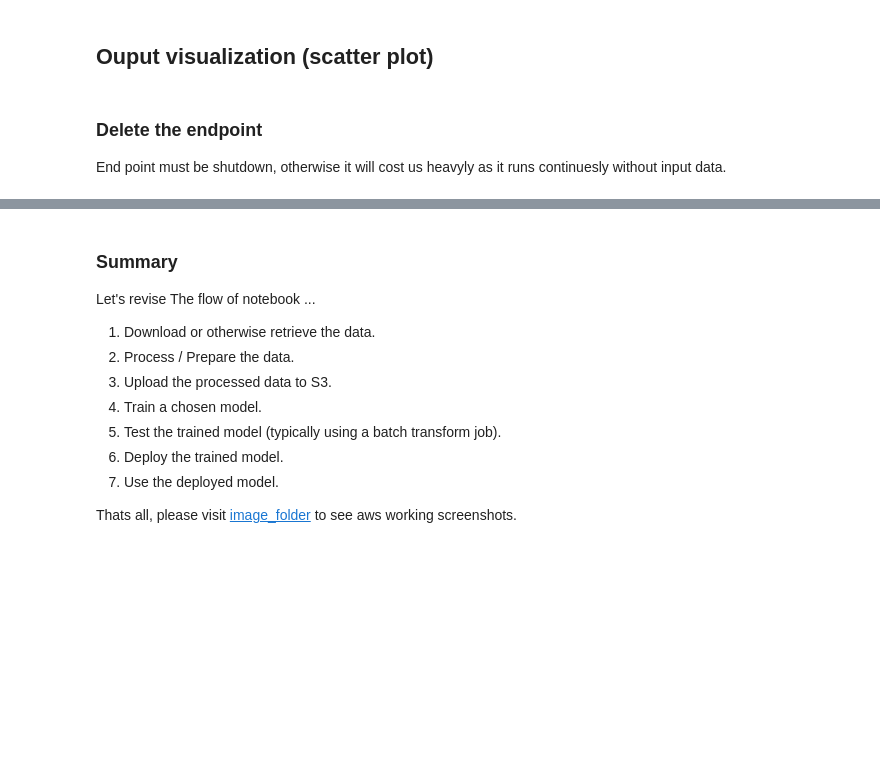
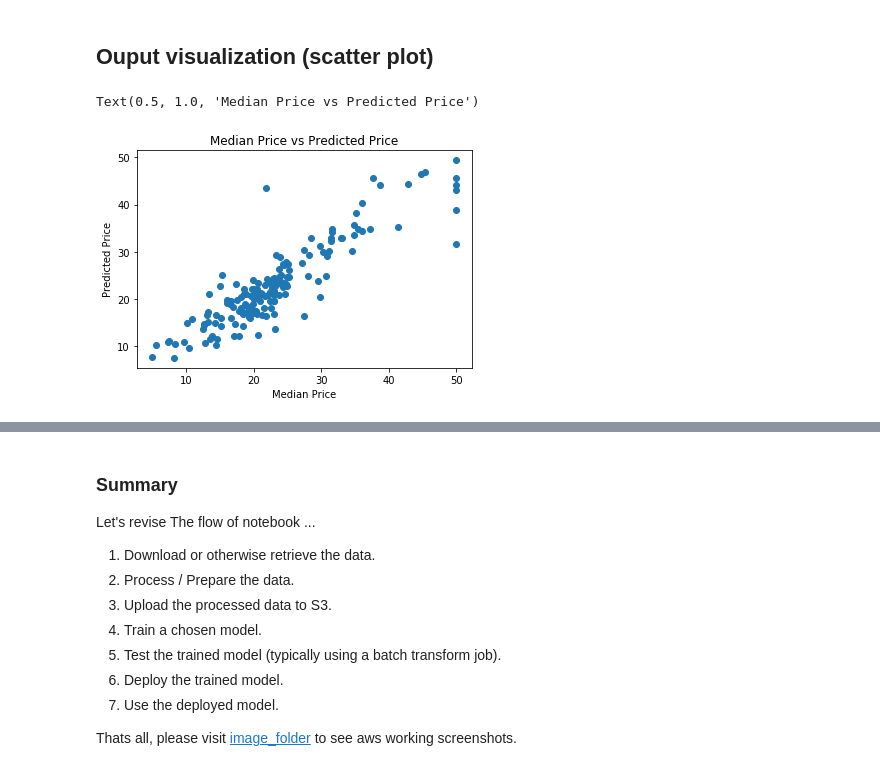
Before and after one commit to Dave-Vedant/Deep_Learning_NanoDegree-Udacity, a Jupyter notebook: ML deployment- AWS.SageMaker/Boston_House(AWS_SageMaker_Deploy_Model).ipynb, the cells around one changed output, grey strips where cells are left out. Drawn from its saved outputs; the diff is of its cells as text; code cells hidden in the pictures; blank space fills up the shorter version.

```diff
--- a/ML deployment- AWS.SageMaker/Boston_House(AWS_SageMaker_Deploy_Model).ipynb
+++ b/ML deployment- AWS.SageMaker/Boston_House(AWS_SageMaker_Deploy_Model).ipynb
@@ -51,14 +52,14 @@ boston = load_boston()
 ## Data preparation and splitting.
 # %%
 # prepare data for python notebook
-X_bos_pd = pd.DataFrame(boston.data, columns=boston, feature_names)
-y_bos_pd = pd.DataFrame(bosotn.target)
+X_bos_pd = pd.DataFrame(boston.data, columns=boston.feature_names)
+y_bos_pd = pd.DataFrame(boston.target)
 
 # splitting into train and test
-x_train,S_test,Y_train,Y_test = sklearn.model_selection.train_test_split(X_bos_pd, Y_bos_pd, test_size =0.33)
+X_train,X_test,y_train,y_test = sklearn.model_selection.train_test_split(X_bos_pd, y_bos_pd, test_size =0.33)
 
 # further splitting of train to train(2/3) and validation(1/3)
-X_train, X_val, Y_train, Y_val = sklearn.model_selection.train_test_split(X_train, Y_train, test_size=0.33)
+X_train, X_val, y_train, y_val = sklearn.model_selection.train_test_split(X_train, y_train, test_size=0.33)
 # %% [markdown]
 ## Uploading dataa files to S3.
 
@@ -100,10 +105,10 @@ There are two options for training model either use high-level API in which Sage
 I will go with both the cases to represent difference. Before this we must need some important information for sagemaker to give permissions and you can find them from [common_para_list](https://docs.aws.amazon.com/sagemaker/latest/dg/sagemaker-algo-docker-registry-paths.html)
 # %%
 # define container with uri to define container with session and ml-model info.
-container = get_image_uri(session.boto_region_name),'xgboost')
+container = get_image_uri(session.boto_region_name,'xgboost')
 
 # Now construct container object with requried parametrs.
-xgb = sagemaker.estimator.Estimator(continer,                                   # our training container
+xgb = sagemaker.estimator.Estimator(container,                                   # our training container
                                     role,                                       # defined IAM role for training
                                     train_instance_count=1,                     # instaces, depend how many you created - for lengthy job need more
                                     train_instance_type = 'ml.m4.xlarge',       # type of instace type for deployjent - can use m2 to m5 (AWS rate will according to that, check here --> https://aws.amazon.com/sagemaker/pricing/)
@@ -113,11 +123,11 @@ xgb = sagemaker.estimator.Estimator(continer,
 > ***SageMaker has xgb HP tuning parameters as follow, you  can check it*** [here](https://docs.aws.amazon.com/sagemaker/latest/dg/xgboost_hyperparameters.html)
 # %%
 # set HyperParameter of model.
-xgv.set_hyperparameters(max_depth= 5,
+xgb.set_hyperparameters(max_depth= 5,
                         etz = 0.2,
                         min_child_weight= 6,
                         subsample = 0.8,
-                        objective = 'reg"linear',
+                        objective = 'reg:linear',
                         early_stopping_round = 10,
                         num_round = 200)
 # %%
@@ -155,19 +188,18 @@ xgb_predictor = xgb.deploy(initial_instance_count=1, instance_type='ml.m4.xlarge
 xgb_predictor.content_type = 'text/csv'
 xgb_predictor.serializer = csv_serializer
 
-Y_pred = xgb_predictor.predict(X_test.values).decode('utf-8')
+y_pred = xgb_predictor.predict(X_test.values).decode('utf-8')
 # predictions is currently a comma delimited string and so we would like to break it up as a numpy array.
-Y_pred = np.fromstring(Y_pred, sep=',')
+y_pred = np.fromstring(y_pred, sep=',')
 # %% [markdown]
 Our Output will give us result after execution, here we get output from endpoint. So, no need to save output in S3 or no need to save model for future purpose.
 # %% [markdown]
 ## Ouput visualization (scatter plot)
 # %%
-Y_pred = pd.read_csv(os.path.join(data_dir, 'test.csv.out'), header=None)
-plt.scatter(Y_test, Y_pred)
+plt.scatter(y_test, y_pred)
 plt.xlabel("Median Price")
 plt.ylabel("Predicted Price")
 plt.title("Median Price vs Predicted Price")
+# %% [output]
+Text(0.5, 1.0, 'Median Price vs Predicted Price')
+[figure, added]
-# %% [markdown]
-### Delete the endpoint
-End point must be shutdown, otherwise it will cost us heavyly as it runs continuesly without input data.
```
Also changed, not shown: parts of 12 cells of this notebook, 3 other files.
